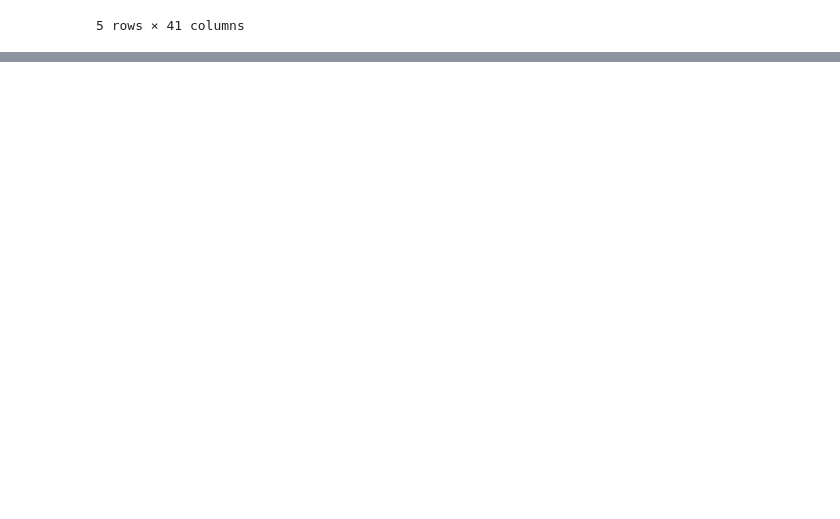
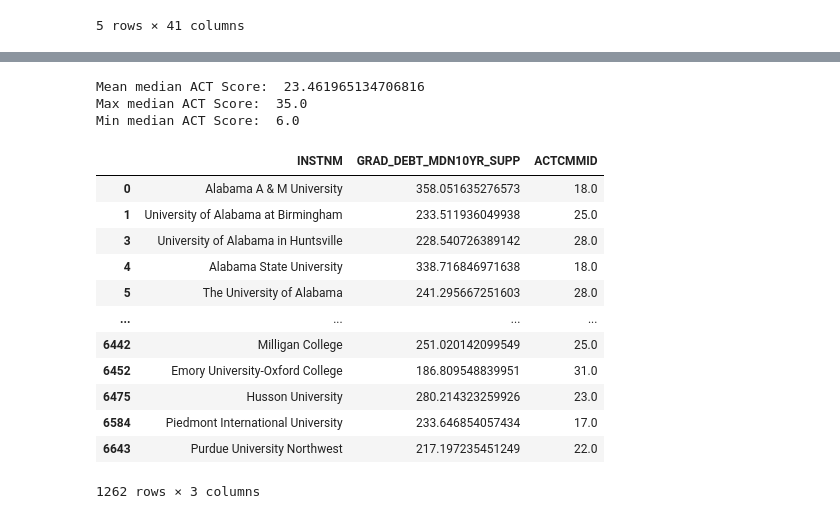
Before and after one commit to YJDave/cs418-s20-cs418_spring20_mighty_python, a Jupyter notebook: sean-visualization.ipynb, the cells around one changed output, grey strips where cells are left out. Saved outputs shown, nothing was run; the diff lists cells and outputs as text; code cells hidden in the pictures; blank space fills up the shorter version.

```diff
--- a/sean-visualization.ipynb
+++ b/sean-visualization.ipynb
@@ -132,0 +119,25 @@ dtype: float64
+# %%
+college_data['GRAD_DEBT_MDN10YR_SUPP'] = college_data['GRAD_DEBT_MDN10YR_SUPP'].replace(to_replace = 'PrivacySuppressed', value = np.nan)
+college_data = college_data.dropna(subset=['GRAD_DEBT_MDN10YR_SUPP', 'ACTCMMID']) # Get rid of nan values if either in graduate debt median for 10 years, or cumulative act score
+print("Mean median ACT Score: ", college_data['ACTCMMID'].mean())
+print("Max median ACT Score: ", college_data['ACTCMMID'].max())
+print("Min median ACT Score: ", college_data['ACTCMMID'].min())
+
+college_data[['INSTNM','GRAD_DEBT_MDN10YR_SUPP', 'ACTCMMID']]
+# %% [output]
+Mean median ACT Score:  23.461965134706816
+Max median ACT Score:  35.0
+Min median ACT Score:  6.0
+|  | INSTNM | GRAD_DEBT_MDN10YR_SUPP | ACTCMMID |
+| 0 | Alabama A & M University | 358.051635276573 | 18.0 |
+| 1 | University of Alabama at Birmingham | 233.511936049938 | 25.0 |
+| 3 | University of Alabama in Huntsville | 228.540726389142 | 28.0 |
+| 4 | Alabama State University | 338.716846971638 | 18.0 |
+| 5 | The University of Alabama | 241.295667251603 | 28.0 |
+| ... | ... | ... | ... |
+| 6442 | Milligan College | 251.020142099549 | 25.0 |
+| 6452 | Emory University-Oxford College | 186.809548839951 | 31.0 |
+| 6475 | Husson University | 280.214323259926 | 23.0 |
+| 6584 | Piedmont International University | 233.646854057434 | 17.0 |
+| 6643 | Purdue University Northwest | 217.197235451249 | 22.0 |
+1262 rows × 3 columns
```
Also changed, not shown: parts of 7 cells of this notebook.
